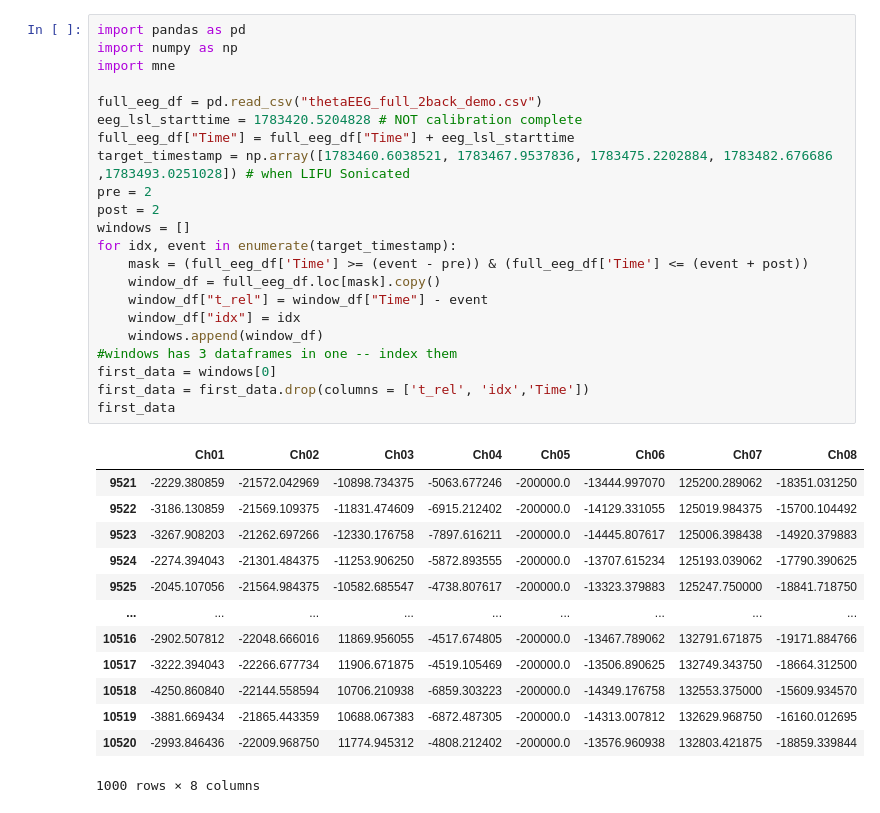
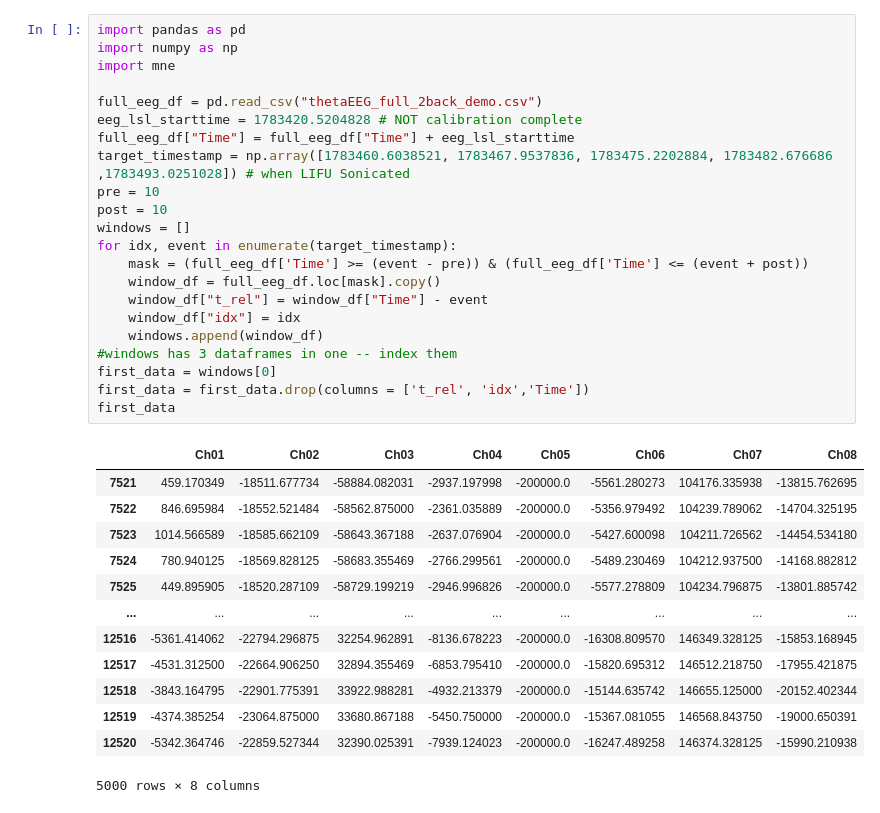
Before and after one commit to janetshin8030/OW_closedloop, a Jupyter notebook: PSDprocessing.ipynb, the cells around one changed output. Drawn from its saved outputs; the diff is of its cells as text.

```diff
--- a/PSDprocessing.ipynb
+++ b/PSDprocessing.ipynb
@@ -1,36 +1,36 @@
 # %%
 import pandas as pd
 import numpy as np
 import mne
 
 full_eeg_df = pd.read_csv("thetaEEG_full_2back_demo.csv")
 eeg_lsl_starttime = 1783420.5204828 # NOT calibration complete
 full_eeg_df["Time"] = full_eeg_df["Time"] + eeg_lsl_starttime
 target_timestamp = np.array([1783460.6038521, 1783467.9537836, 1783475.2202884, 1783482.676686 ,1783493.0251028]) # when LIFU Sonicated
-pre = 2
-post = 2
+pre = 10
+post = 10
 windows = []
 for idx, event in enumerate(target_timestamp):
     mask = (full_eeg_df['Time'] >= (event - pre)) & (full_eeg_df['Time'] <= (event + post))
     window_df = full_eeg_df.loc[mask].copy()
     window_df["t_rel"] = window_df["Time"] - event
     window_df["idx"] = idx
     windows.append(window_df)
 #windows has 3 dataframes in one -- index them
 first_data = windows[0]
 first_data = first_data.drop(columns = ['t_rel', 'idx','Time'])
 first_data
 # %% [output]
 |  | Ch01 | Ch02 | Ch03 | Ch04 | Ch05 | Ch06 | Ch07 | Ch08 |
-| 9521 | -2229.380859 | -21572.042969 | -10898.734375 | -5063.677246 | -200000.0 | -13444.997070 | 125200.289062 | -18351.031250 |
-| 9522 | -3186.130859 | -21569.109375 | -11831.474609 | -6915.212402 | -200000.0 | -14129.331055 | 125019.984375 | -15700.104492 |
-| 9523 | -3267.908203 | -21262.697266 | -12330.176758 | -7897.616211 | -200000.0 | -14445.807617 | 125006.398438 | -14920.379883 |
-| 9524 | -2274.394043 | -21301.484375 | -11253.906250 | -5872.893555 | -200000.0 | -13707.615234 | 125193.039062 | -17790.390625 |
-| 9525 | -2045.107056 | -21564.984375 | -10582.685547 | -4738.807617 | -200000.0 | -13323.379883 | 125247.750000 | -18841.718750 |
+| 7521 | 459.170349 | -18511.677734 | -58884.082031 | -2937.197998 | -200000.0 | -5561.280273 | 104176.335938 | -13815.762695 |
+| 7522 | 846.695984 | -18552.521484 | -58562.875000 | -2361.035889 | -200000.0 | -5356.979492 | 104239.789062 | -14704.325195 |
+| 7523 | 1014.566589 | -18585.662109 | -58643.367188 | -2637.076904 | -200000.0 | -5427.600098 | 104211.726562 | -14454.534180 |
+| 7524 | 780.940125 | -18569.828125 | -58683.355469 | -2766.299561 | -200000.0 | -5489.230469 | 104212.937500 | -14168.882812 |
+| 7525 | 449.895905 | -18520.287109 | -58729.199219 | -2946.996826 | -200000.0 | -5577.278809 | 104234.796875 | -13801.885742 |
 | ... | ... | ... | ... | ... | ... | ... | ... | ... |
-| 10516 | -2902.507812 | -22048.666016 | 11869.956055 | -4517.674805 | -200000.0 | -13467.789062 | 132791.671875 | -19171.884766 |
-| 10517 | -3222.394043 | -22266.677734 | 11906.671875 | -4519.105469 | -200000.0 | -13506.890625 | 132749.343750 | -18664.312500 |
-| 10518 | -4250.860840 | -22144.558594 | 10706.210938 | -6859.303223 | -200000.0 | -14349.176758 | 132553.375000 | -15609.934570 |
-| 10519 | -3881.669434 | -21865.443359 | 10688.067383 | -6872.487305 | -200000.0 | -14313.007812 | 132629.968750 | -16160.012695 |
-| 10520 | -2993.846436 | -22009.968750 | 11774.945312 | -4808.212402 | -200000.0 | -13576.960938 | 132803.421875 | -18859.339844 |
+| 12516 | -5361.414062 | -22794.296875 | 32254.962891 | -8136.678223 | -200000.0 | -16308.809570 | 146349.328125 | -15853.168945 |
+| 12517 | -4531.312500 | -22664.906250 | 32894.355469 | -6853.795410 | -200000.0 | -15820.695312 | 146512.218750 | -17955.421875 |
+| 12518 | -3843.164795 | -22901.775391 | 33922.988281 | -4932.213379 | -200000.0 | -15144.635742 | 146655.125000 | -20152.402344 |
+| 12519 | -4374.385254 | -23064.875000 | 33680.867188 | -5450.750000 | -200000.0 | -15367.081055 | 146568.843750 | -19000.650391 |
+| 12520 | -5342.364746 | -22859.527344 | 32390.025391 | -7939.124023 | -200000.0 | -16247.489258 | 146374.328125 | -15990.210938 |
-1000 rows × 8 columns
+5000 rows × 8 columns
```
Also changed, not shown: parts of 10 cells of this notebook, 22 other files.
